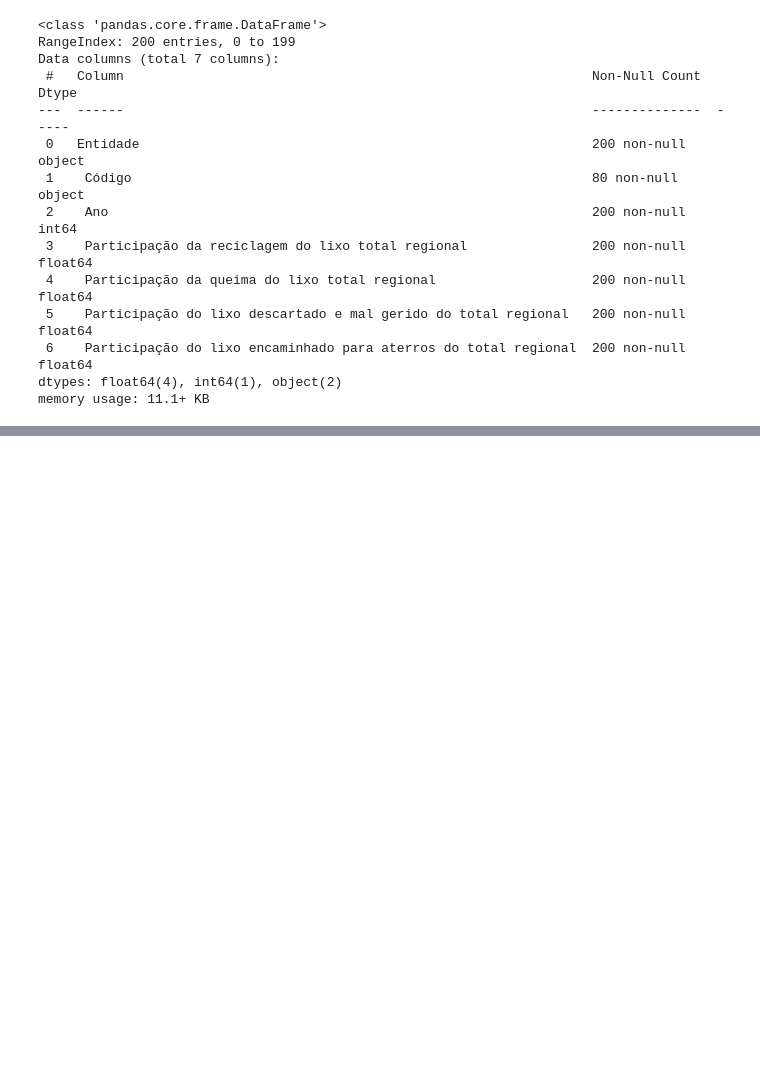
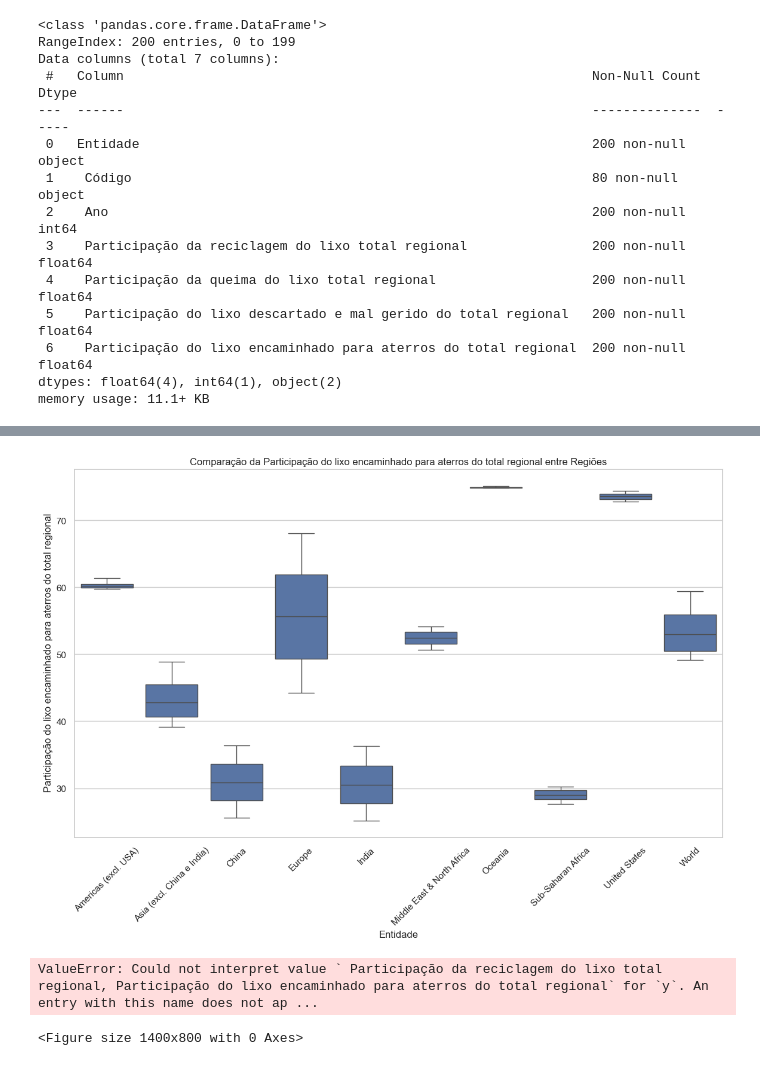
Before and after one commit to nemcolas/GSIA, a Jupyter notebook: main.ipynb, the cells around one changed output, grey strips where cells are left out. Saved outputs shown, nothing was run; the diff lists cells and outputs as text; code cells hidden in the pictures; blank space fills up the shorter version.

```diff
--- a/main.ipynb
+++ b/main.ipynb
@@ -168,0 +173,14 @@ sns.pairplot(df3, hue='Entidade', palette='viridis', markers='o', diag_kind='kde
+# %%
+plt.figure(figsize=(14, 8))
+sns.boxplot(data=df3, x="Entidade", y=" Participação do lixo encaminhado para aterros do total regional")
+plt.title("Comparação da Participação do lixo encaminhado para aterros do total regional entre Regiões")
+plt.xticks(rotation=45)
+plt.show()
+# %% [output]
+[figure, added]
+# %%
+plt.figure(figsize=(14, 8))
+sns.boxplot(data=df3, x="Entidade", y=[" Participação da reciclagem do lixo total regional", "Participação do lixo encaminhado para aterros do total regional"])
+# %% [output]
+ValueError: Could not interpret value ` Participação da reciclagem do lixo total regional, Participação do lixo encaminhado para aterros do total regional` for `y`. An entry with this name does not ap ...
+<Figure size 1400x800 with 0 Axes>
```
Also changed, not shown: parts of 7 cells of this notebook.
